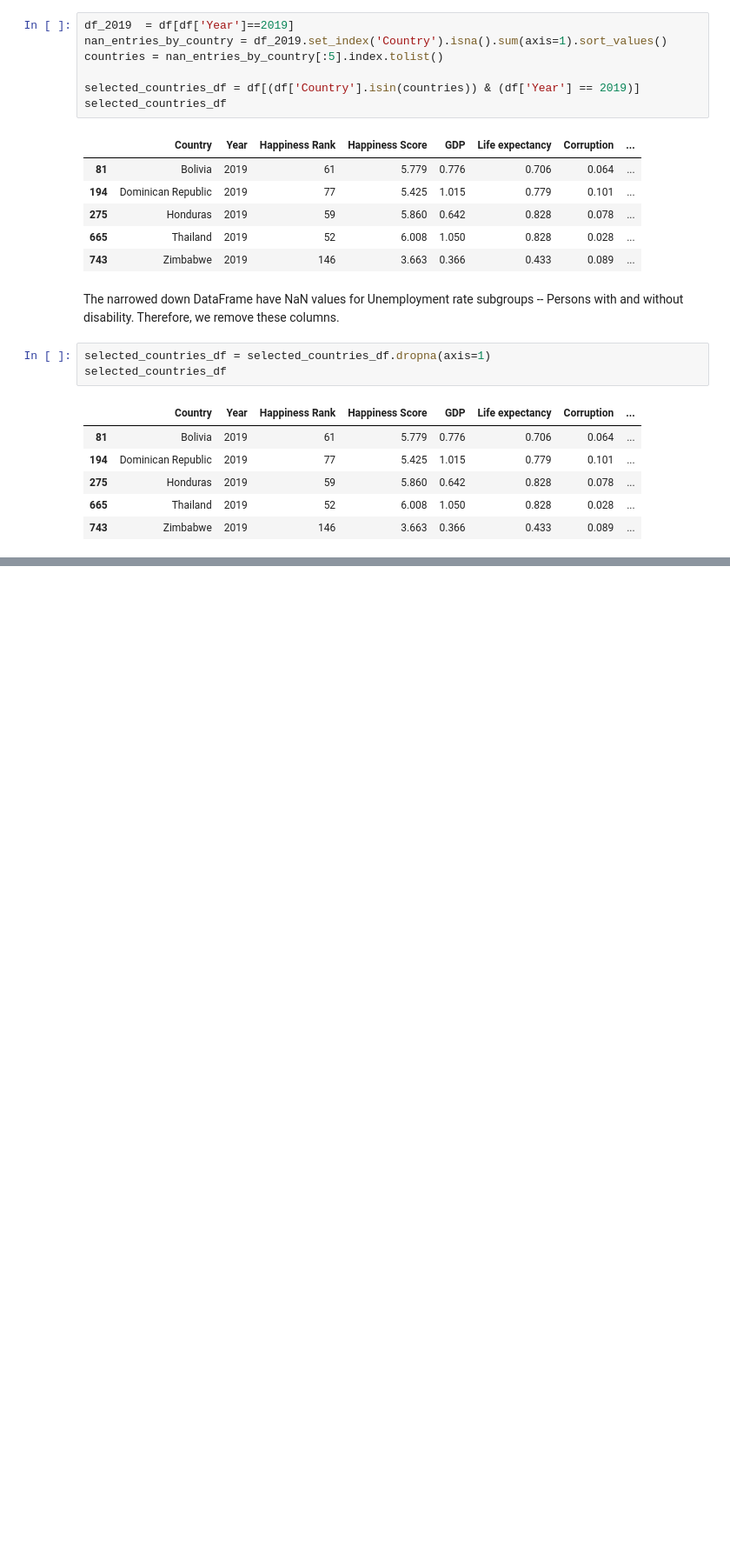
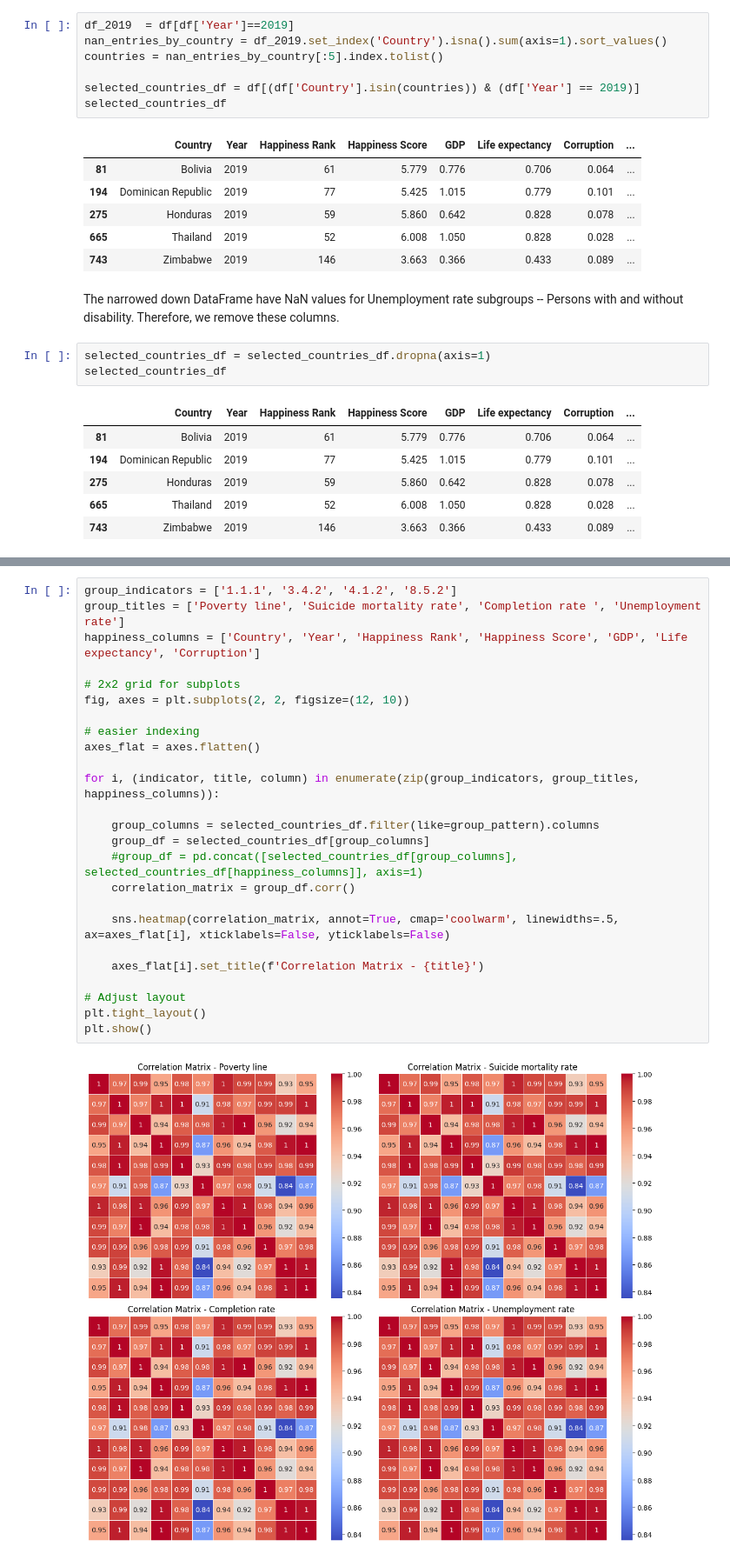
Before and after one commit to lboekestein/DWproject, a Jupyter notebook: src/dataexploring.ipynb, the cells around one changed output, grey strips where cells are left out. Shown at 87% size. Drawn from its saved outputs; the diff is of its cells as text; blank space fills up the shorter version.

```diff
--- a/src/dataexploring.ipynb
+++ b/src/dataexploring.ipynb
@@ -372,0 +397,27 @@ selected_countries_df
+# %%
+group_indicators = ['1.1.1', '3.4.2', '4.1.2', '8.5.2']
+group_titles = ['Poverty line', 'Suicide mortality rate', 'Completion rate ', 'Unemployment rate']
+happiness_columns = ['Country', 'Year', 'Happiness Rank', 'Happiness Score', 'GDP', 'Life expectancy', 'Corruption']
+
+# 2x2 grid for subplots
+fig, axes = plt.subplots(2, 2, figsize=(12, 10))
+
+# easier indexing
+axes_flat = axes.flatten()
+
+for i, (indicator, title, column) in enumerate(zip(group_indicators, group_titles, happiness_columns)):
+
+    group_columns = selected_countries_df.filter(like=group_pattern).columns
+    group_df = selected_countries_df[group_columns]
+    #group_df = pd.concat([selected_countries_df[group_columns], selected_countries_df[happiness_columns]], axis=1)
+    correlation_matrix = group_df.corr()
+
+    sns.heatmap(correlation_matrix, annot=True, cmap='coolwarm', linewidths=.5, ax=axes_flat[i], xticklabels=False, yticklabels=False)
+
+    axes_flat[i].set_title(f'Correlation Matrix - {title}')
+
+# Adjust layout
+plt.tight_layout()
+plt.show()
+# %% [output]
+[figure, added]
```
Also changed, not shown: parts of 6 cells of this notebook.
